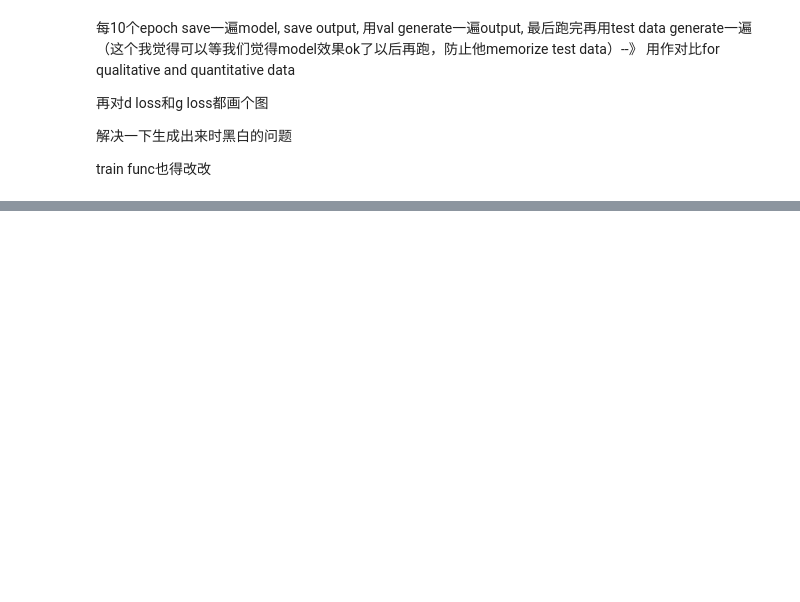
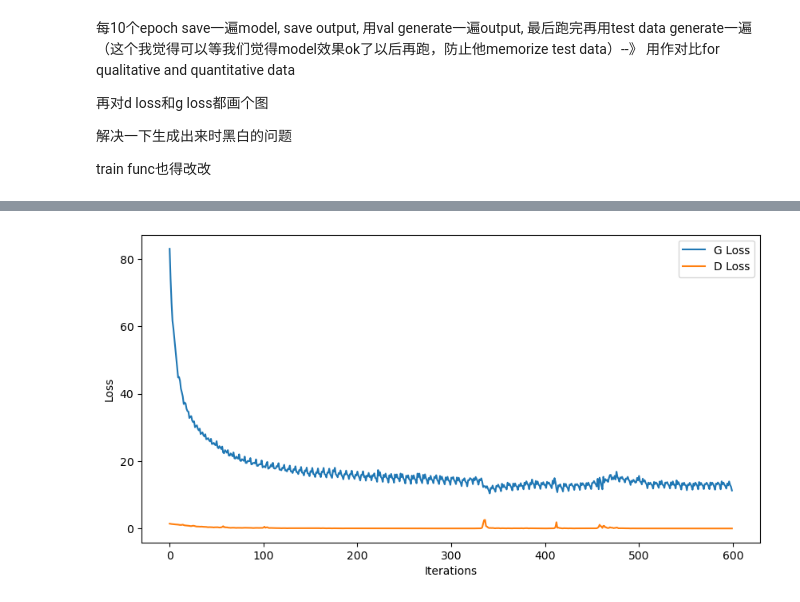
Before and after one commit to chenj926/APS360_Group18_SketchToFace_GAN, a Jupyter notebook: Baseline_Model.ipynb, the cells around one changed output, grey strips where cells are left out. Drawn from its saved outputs; the diff is of its cells as text; code cells hidden in the pictures; blank space fills up the shorter version.

```diff
--- a/Baseline_Model.ipynb
+++ b/Baseline_Model.ipynb
@@ -45,11 +74,10 @@ Mounted at /content/drive
 
 train func也得改改
 # %%
-main_dir = '/content/drive/MyDrive/Colab Notebooks/Baseline Model'
-
-photo_train_dir = main_dir + '/photos_train_student_removeBG'
-photo_test_dir = main_dir + '/photos_test_student_removeBG'
-photo_val_dir = main_dir + '/photos_val_student_removeBG'
+main_dir = "D:/APS360/Baseline_Model/APS360_Group18_SketchToFace_GAN"
+photo_train_dir = main_dir + '/photos_train_student_whiteBG'
+photo_test_dir = main_dir + '/photos_test_student_whiteBG'
+photo_val_dir = main_dir + '/photos_val_student_whiteBG'
 
 sketch_train_dir = main_dir + '/sketch_train_studentSaved'
 sketch_test_dir = main_dir + '/sketch_test_studentSaved'
@@ -247,0 +323,54 @@ Epoch [199/200] Batch 0/6                       Loss D: 0.40441036224365234, los
+# %%
+# Load datasets
+photo_train_dataset = ImageFolderDataset(photo_train_dir, transform=transform)
+photo_test_dataset = ImageFolderDataset(photo_test_dir, transform=transform)
+photo_val_dataset = ImageFolderDataset(photo_val_dir, transform=transform)
+sketch_train_dataset = ImageFolderDataset(sketch_train_dir, transform=transform)
+sketch_test_dataset = ImageFolderDataset(sketch_test_dir, transform=transform)
+sketch_val_dataset = ImageFolderDataset(sketch_val_dir, transform=transform)
+
+photo_train_loader = DataLoader(photo_train_dataset, batch_size=32, shuffle=False)
+photo_val_loader = DataLoader(photo_val_dataset, batch_size=32, shuffle=False)
+photo_test_loader = DataLoader(photo_test_dataset, batch_size=32, shuffle=False)
+
+# sketch
+sketch_train_loader = DataLoader(sketch_train_dataset, batch_size=32, shuffle=False)
+sketch_val_loader = DataLoader(sketch_val_dataset, batch_size=32, shuffle=False)
+sketch_test_loader = DataLoader(sketch_test_dataset, batch_size=32, shuffle=False)
+
+# sample_batch = next(iter(photo_train_loader))
+# sample_batch2 = next(iter(sketch_train_loader))
+
+# x = sample_batch
+# x1 = sample_batch2
+# print(x.shape)
+# print(x1.shape)
+
+# print(x.dtype)
+# print(x1.dtype)
+
+# for i in range(min(len(x), len(x1))):
+#     print(f"Shape of photo sample {i}: {x[i].shape}")
+#     print(f"Shape of sketch sample {i}: {x1[i].shape}")
+
+# #set batchsize to corresponded batch size of val/train loader
+# fig, axes = plt.subplots(8, 2, figsize=(10, 10))
+# for i in range(8):
+#         axes[i, 0].imshow(x[i].permute(1, 2, 0))
+#         axes[i, 0].set_title('Target Image')
+#         axes[i, 0].axis('off')
+#         axes[i, 1].imshow(x1[i].permute(1, 2, 0))
+#         axes[i, 1].set_title('Sketch Image')
+#         axes[i, 1].axis('off')
+
+
+# plt.tight_layout()
+# plt.show()
+
+# Initialize models
+generator = UNetGenerator(in_channels=3, out_channels=3)
+discriminator = PatchDiscriminator(in_channels=3)
+
+# Train the model
+train_gan(generator, discriminator, photo_train_loader, sketch_train_loader, photo_val_loader, num_epochs=100)
+# %% [output]
@@ -247,0 +394 @@ Epoch [199/200] Batch 0/6                       Loss D: 0.40441036224365234, los
+[figure, added]
```
Also changed, not shown: parts of 14 cells of this notebook.
